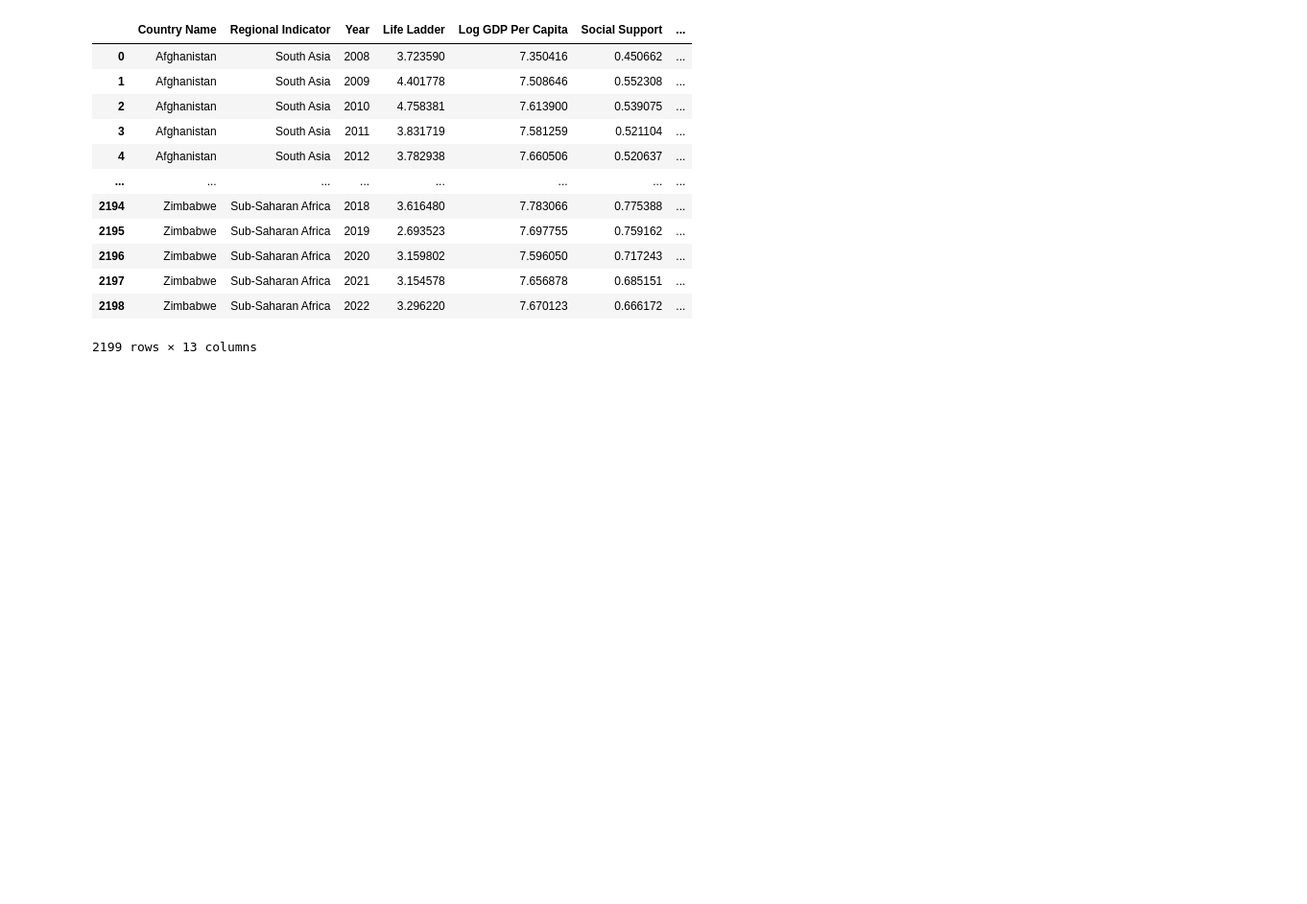
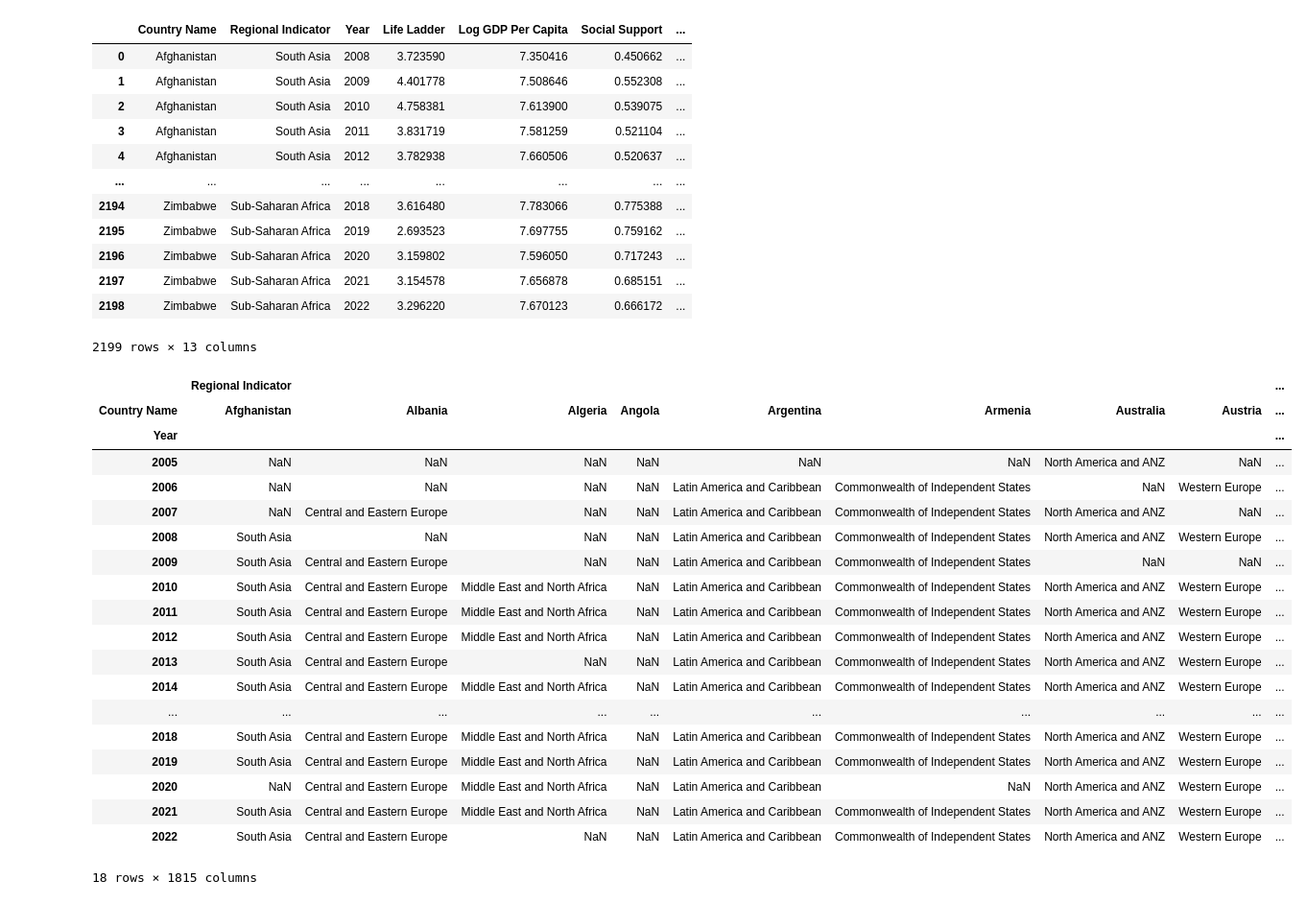
Before and after one commit to jenstem/data-analysis, a Jupyter notebook: Data Analysis/demo.ipynb, the cells around one changed output. Shown at 96% size. Saved outputs shown, nothing was run; the diff lists cells and outputs as text; code cells hidden in the pictures; blank space fills up the shorter version.

Commit message:
Test pivot method w multi indexes

```diff
--- a/Data Analysis/demo.ipynb
+++ b/Data Analysis/demo.ipynb
@@ -4537,3 +4537,26 @@ data
 | 2197 | Zimbabwe | Sub-Saharan Africa | 2021 | 3.154578 | 7.656878 | 0.685151 | ... |
 | 2198 | Zimbabwe | Sub-Saharan Africa | 2022 | 3.296220 | 7.670123 | 0.666172 | ... |
 2199 rows × 13 columns
+# %%
+data.pivot(index = 'Year', columns = 'Country Name')
+# %% [output]
+|  | Regional Indicator |  |  |  |  |  |  |  | ... |
+| Country Name | Afghanistan | Albania | Algeria | Angola | Argentina | Armenia | Australia | Austria | ... |
+| Year |  |  |  |  |  |  |  |  | ... |
+| 2005 | NaN | NaN | NaN | NaN | NaN | NaN | North America and ANZ | NaN | ... |
+| 2006 | NaN | NaN | NaN | NaN | Latin America and Caribbean | Commonwealth of Independent States | NaN | Western Europe | ... |
+| 2007 | NaN | Central and Eastern Europe | NaN | NaN | Latin America and Caribbean | Commonwealth of Independent States | North America and ANZ | NaN | ... |
+| 2008 | South Asia | NaN | NaN | NaN | Latin America and Caribbean | Commonwealth of Independent States | North America and ANZ | Western Europe | ... |
+| 2009 | South Asia | Central and Eastern Europe | NaN | NaN | Latin America and Caribbean | Commonwealth of Independent States | NaN | NaN | ... |
+| 2010 | South Asia | Central and Eastern Europe | Middle East and North Africa | NaN | Latin America and Caribbean | Commonwealth of Independent States | North America and ANZ | Western Europe | ... |
+| 2011 | South Asia | Central and Eastern Europe | Middle East and North Africa | NaN | Latin America and Caribbean | Commonwealth of Independent States | North America and ANZ | Western Europe | ... |
+| 2012 | South Asia | Central and Eastern Europe | Middle East and North Africa | NaN | Latin America and Caribbean | Commonwealth of Independent States | North America and ANZ | Western Europe | ... |
+| 2013 | South Asia | Central and Eastern Europe | NaN | NaN | Latin America and Caribbean | Commonwealth of Independent States | North America and ANZ | Western Europe | ... |
+| 2014 | South Asia | Central and Eastern Europe | Middle East and North Africa | NaN | Latin America and Caribbean | Commonwealth of Independent States | North America and ANZ | Western Europe | ... |
+| ... | ... | ... | ... | ... | ... | ... | ... | ... | ... |
+| 2018 | South Asia | Central and Eastern Europe | Middle East and North Africa | NaN | Latin America and Caribbean | Commonwealth of Independent States | North America and ANZ | Western Europe | ... |
+| 2019 | South Asia | Central and Eastern Europe | Middle East and North Africa | NaN | Latin America and Caribbean | Commonwealth of Independent States | North America and ANZ | Western Europe | ... |
+| 2020 | NaN | Central and Eastern Europe | Middle East and North Africa | NaN | Latin America and Caribbean | NaN | North America and ANZ | Western Europe | ... |
+| 2021 | South Asia | Central and Eastern Europe | Middle East and North Africa | NaN | Latin America and Caribbean | Commonwealth of Independent States | North America and ANZ | Western Europe | ... |
+| 2022 | South Asia | Central and Eastern Europe | NaN | NaN | Latin America and Caribbean | Commonwealth of Independent States | North America and ANZ | Western Europe | ... |
+18 rows × 1815 columns
```
Also changed, not shown: parts of 1 cell of this notebook.
